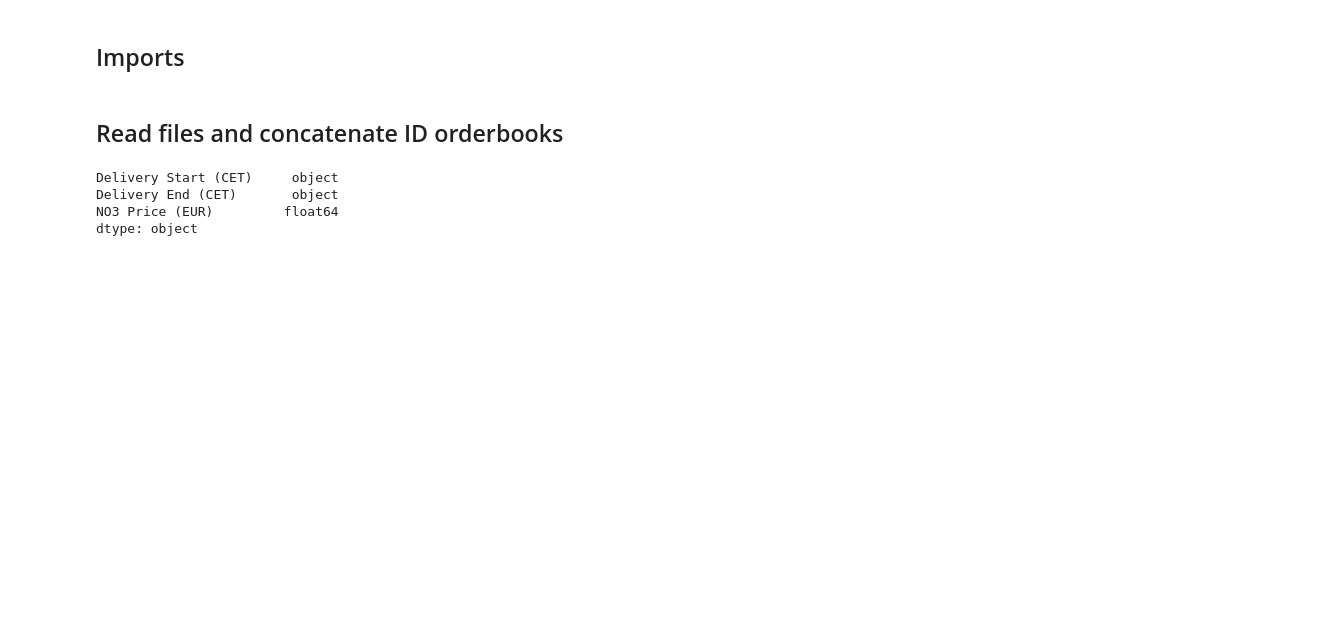
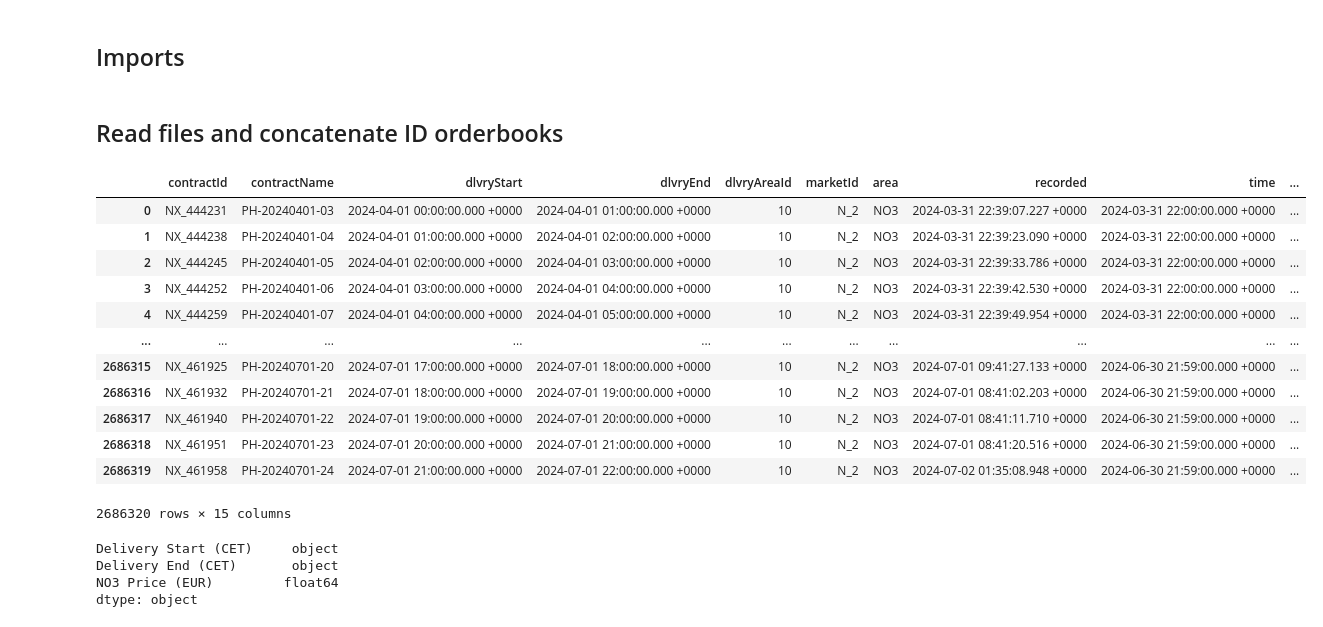
Before and after one commit to axelandreassen/Forecasting-ID-prices, a Jupyter notebook: DataPrep.ipynb, the cells around one changed output. Drawn from its saved outputs; the diff is of its cells as text; code cells hidden in the pictures; blank space fills up the shorter version.

```diff
--- a/DataPrep.ipynb
+++ b/DataPrep.ipynb
@@ -36,6 +36,22 @@ orderbook_q3 = pd.read_parquet('Data/orderbook_q3.parquet')
 
 # 01.10.2024 00:00 - 01.01.2025 22:00 (UCT)
 orderbook_q4 = pd.read_parquet('Data/orderbook_q4.parquet')
+# %%
+orderbook_q2
+# %% [output]
+|  | contractId | contractName | dlvryStart | dlvryEnd | dlvryAreaId | marketId | area | recorded | time | ... |
+| 0 | NX_444231 | PH-20240401-03 | 2024-04-01 00:00:00.000 +0000 | 2024-04-01 01:00:00.000 +0000 | 10 | N_2 | NO3 | 2024-03-31 22:39:07.227 +0000 | 2024-03-31 22:00:00.000 +0000 | ... |
+| 1 | NX_444238 | PH-20240401-04 | 2024-04-01 01:00:00.000 +0000 | 2024-04-01 02:00:00.000 +0000 | 10 | N_2 | NO3 | 2024-03-31 22:39:23.090 +0000 | 2024-03-31 22:00:00.000 +0000 | ... |
+| 2 | NX_444245 | PH-20240401-05 | 2024-04-01 02:00:00.000 +0000 | 2024-04-01 03:00:00.000 +0000 | 10 | N_2 | NO3 | 2024-03-31 22:39:33.786 +0000 | 2024-03-31 22:00:00.000 +0000 | ... |
+| 3 | NX_444252 | PH-20240401-06 | 2024-04-01 03:00:00.000 +0000 | 2024-04-01 04:00:00.000 +0000 | 10 | N_2 | NO3 | 2024-03-31 22:39:42.530 +0000 | 2024-03-31 22:00:00.000 +0000 | ... |
+| 4 | NX_444259 | PH-20240401-07 | 2024-04-01 04:00:00.000 +0000 | 2024-04-01 05:00:00.000 +0000 | 10 | N_2 | NO3 | 2024-03-31 22:39:49.954 +0000 | 2024-03-31 22:00:00.000 +0000 | ... |
+| ... | ... | ... | ... | ... | ... | ... | ... | ... | ... | ... |
+| 2686315 | NX_461925 | PH-20240701-20 | 2024-07-01 17:00:00.000 +0000 | 2024-07-01 18:00:00.000 +0000 | 10 | N_2 | NO3 | 2024-07-01 09:41:27.133 +0000 | 2024-06-30 21:59:00.000 +0000 | ... |
+| 2686316 | NX_461932 | PH-20240701-21 | 2024-07-01 18:00:00.000 +0000 | 2024-07-01 19:00:00.000 +0000 | 10 | N_2 | NO3 | 2024-07-01 08:41:02.203 +0000 | 2024-06-30 21:59:00.000 +0000 | ... |
+| 2686317 | NX_461940 | PH-20240701-22 | 2024-07-01 19:00:00.000 +0000 | 2024-07-01 20:00:00.000 +0000 | 10 | N_2 | NO3 | 2024-07-01 08:41:11.710 +0000 | 2024-06-30 21:59:00.000 +0000 | ... |
+| 2686318 | NX_461951 | PH-20240701-23 | 2024-07-01 20:00:00.000 +0000 | 2024-07-01 21:00:00.000 +0000 | 10 | N_2 | NO3 | 2024-07-01 08:41:20.516 +0000 | 2024-06-30 21:59:00.000 +0000 | ... |
+| 2686319 | NX_461958 | PH-20240701-24 | 2024-07-01 21:00:00.000 +0000 | 2024-07-01 22:00:00.000 +0000 | 10 | N_2 | NO3 | 2024-07-02 01:35:08.948 +0000 | 2024-06-30 21:59:00.000 +0000 | ... |
+2686320 rows × 15 columns
 # %%
 # Concatenate the ID orderbooks
 orderbook_df = pd.concat([orderbook_q1, orderbook_q2, orderbook_q3, orderbook_q4])
```
Also changed, not shown: parts of 10 cells of this notebook.
